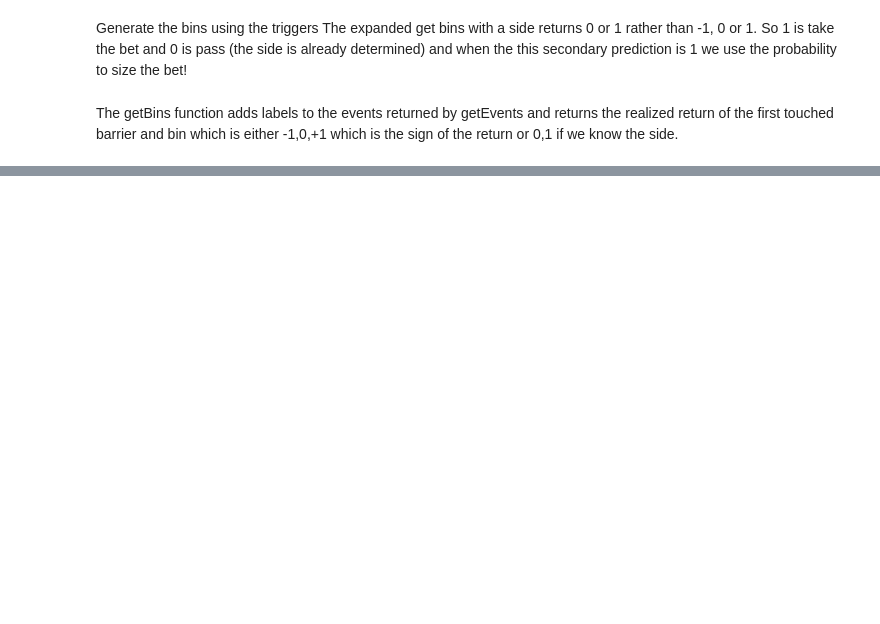
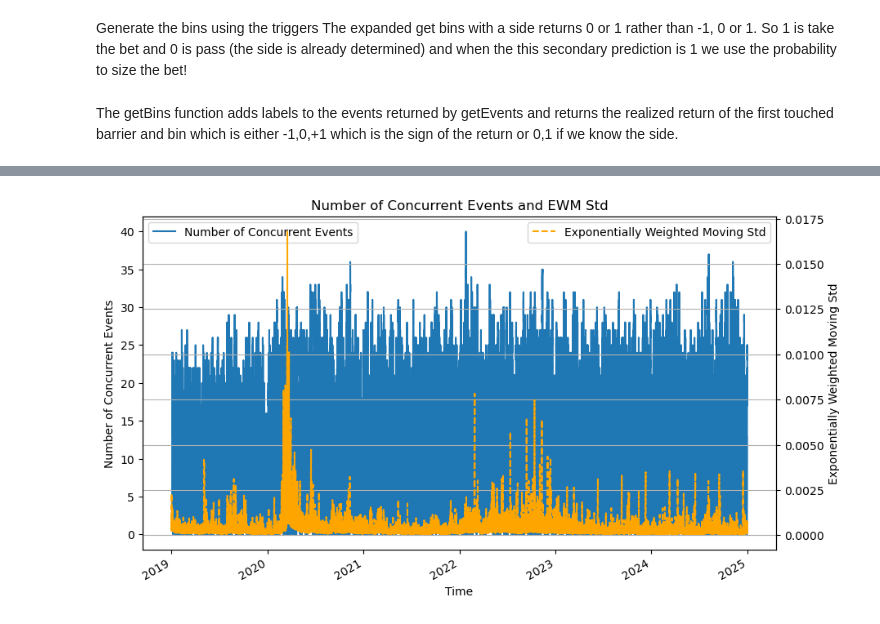
Before and after one commit to slothkins/AFML, a Jupyter notebook: 3.4.ipynb, the cells around one changed output, grey strips where cells are left out. Cells and saved outputs as stored; diff of their text form; code cells hidden in the pictures; blank space fills up the shorter version.

```diff
--- a/3.4.ipynb
+++ b/3.4.ipynb
@@ -219,0 +191,8 @@ weighted avg       0.75      0.75      0.75      9217
+# %%
+ptsl=[1,1]
+# target is set to be standard deviation
+dollar_trgt=dollar_vol*dollar_bars_df.Close
+# trgt is variable but we can set a fixed minimum return minRet=0.00003
+numThread=128
+# get events will find time of first touch after each event
+dollar_trigger_secondary_model=my_afml.getEvents(dollar_bars_df.Close, dollar_events.index, ptsl, dollar_trgt, minRet, numThread, dollar_t1)
@@ -219,0 +202,9 @@ weighted avg       0.75      0.75      0.75      9217
+# %%
+numThreads=128
+out=pd.DataFrame()
+close=dollar_bars_df.Close
+events=dollar_trigger_secondary_model
+# %%
+
+numCoEvents=my_afml.mpPandasObj(my_afml.mpNumCoEvents,('molecule',events.index),numThreads, \
+closeIdx=close.index,t1=events['t1'])
@@ -219,0 +214,6 @@ weighted avg       0.75      0.75      0.75      9217
+# %%
+# Calculate exponentially weighted moving standard deviation of returns of close
+returns = close.pct_change()  # Calculate returns
+ewm_std = returns.ewm(span=20).std()  # Calculate exponentially weighted moving standard deviation
+ewm_std.name = 'ewm_std'
+ewm_std.head()
@@ -219,0 +228,16 @@ weighted avg       0.75      0.75      0.75      9217
+# %%
+# Plot numCoEvents and ewm_std
+plt.figure(figsize=(10, 6))
+ax = numCoEvents.plot(label="Number of Concurrent Events", figsize=(10, 6))
+ax2 = ax.twinx()  # Create a secondary axis
+ewm_std.plot(ax=ax2, label="Exponentially Weighted Moving Std", linestyle='--', color='orange')
+ax.set_title("Number of Concurrent Events and EWM Std")
+ax.set_xlabel("Time")
+ax.set_ylabel("Number of Concurrent Events")
+ax2.set_ylabel("Exponentially Weighted Moving Std")
+ax.legend(loc="upper left")
+ax2.legend(loc="upper right")
+plt.grid()
+plt.show()
+# %% [output]
+[figure, added]
```
Also changed, not shown: parts of 26 cells of this notebook, 6 other files.
